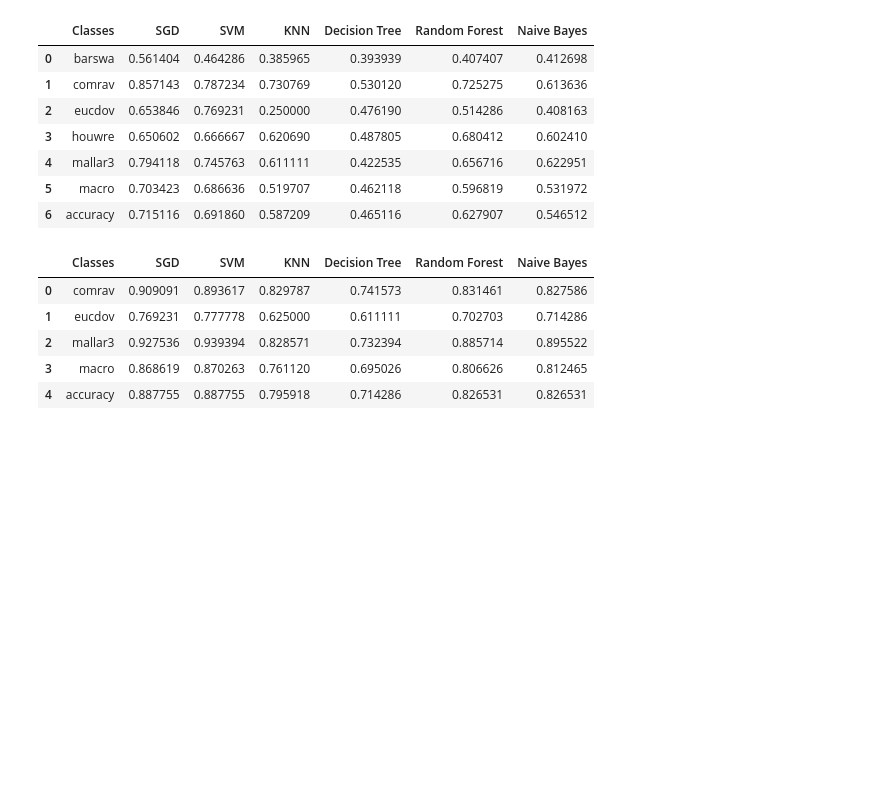
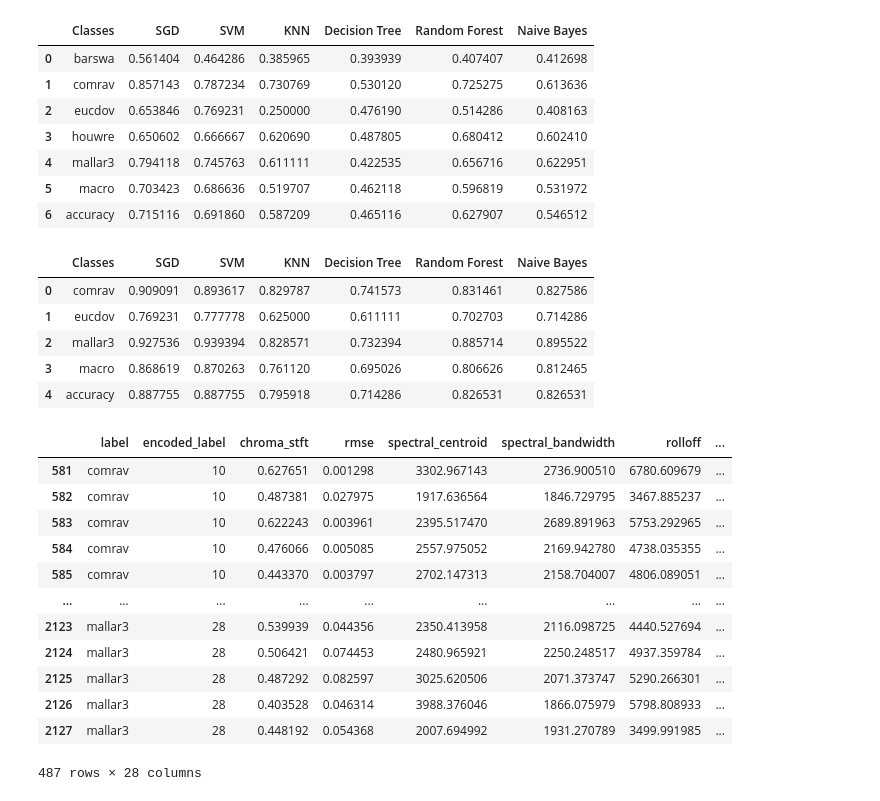
Before and after one commit to bird-classifier/classifier, a Jupyter notebook: mfcc_models.ipynb, the cells around one changed output. Drawn from its saved outputs; the diff is of its cells as text; code cells hidden in the pictures; blank space fills up the shorter version.

```diff
--- a/mfcc_models.ipynb
+++ b/mfcc_models.ipynb
@@ -152,4 +143,7 @@ bird_list = data.iloc[:, :1]
 encoder = LabelEncoder()
 encoded_labels = encoder.fit_transform(bird_list)
 # %%
-data.insert(1, 'encoded_label', encoded_labels)
+try:
+    data.insert(1, 'encoded_label', encoded_labels)
+except:
+    pass
@@ -262,3 +258,19 @@ f1_3
 | 2 | mallar3 | 0.927536 | 0.939394 | 0.828571 | 0.732394 | 0.885714 | 0.895522 |
 | 3 | macro | 0.868619 | 0.870263 | 0.761120 | 0.695026 | 0.806626 | 0.812465 |
 | 4 | accuracy | 0.887755 | 0.887755 | 0.795918 | 0.714286 | 0.826531 | 0.826531 |
+# %%
+data[data['label'].isin(class_3_birds)].iloc[:, :28]
+# %% [output]
+|  | label | encoded_label | chroma_stft | rmse | spectral_centroid | spectral_bandwidth | rolloff | ... |
+| 581 | comrav | 10 | 0.627651 | 0.001298 | 3302.967143 | 2736.900510 | 6780.609679 | ... |
+| 582 | comrav | 10 | 0.487381 | 0.027975 | 1917.636564 | 1846.729795 | 3467.885237 | ... |
+| 583 | comrav | 10 | 0.622243 | 0.003961 | 2395.517470 | 2689.891963 | 5753.292965 | ... |
+| 584 | comrav | 10 | 0.476066 | 0.005085 | 2557.975052 | 2169.942780 | 4738.035355 | ... |
+| 585 | comrav | 10 | 0.443370 | 0.003797 | 2702.147313 | 2158.704007 | 4806.089051 | ... |
+| ... | ... | ... | ... | ... | ... | ... | ... | ... |
+| 2123 | mallar3 | 28 | 0.539939 | 0.044356 | 2350.413958 | 2116.098725 | 4440.527694 | ... |
+| 2124 | mallar3 | 28 | 0.506421 | 0.074453 | 2480.965921 | 2250.248517 | 4937.359784 | ... |
+| 2125 | mallar3 | 28 | 0.487292 | 0.082597 | 3025.620506 | 2071.373747 | 5290.266301 | ... |
+| 2126 | mallar3 | 28 | 0.403528 | 0.046314 | 3988.376046 | 1866.075979 | 5798.808933 | ... |
+| 2127 | mallar3 | 28 | 0.448192 | 0.054368 | 2007.694992 | 1931.270789 | 3499.991985 | ... |
+487 rows × 28 columns
```
Also changed, not shown: parts of 20 cells of this notebook, 31 other files.
